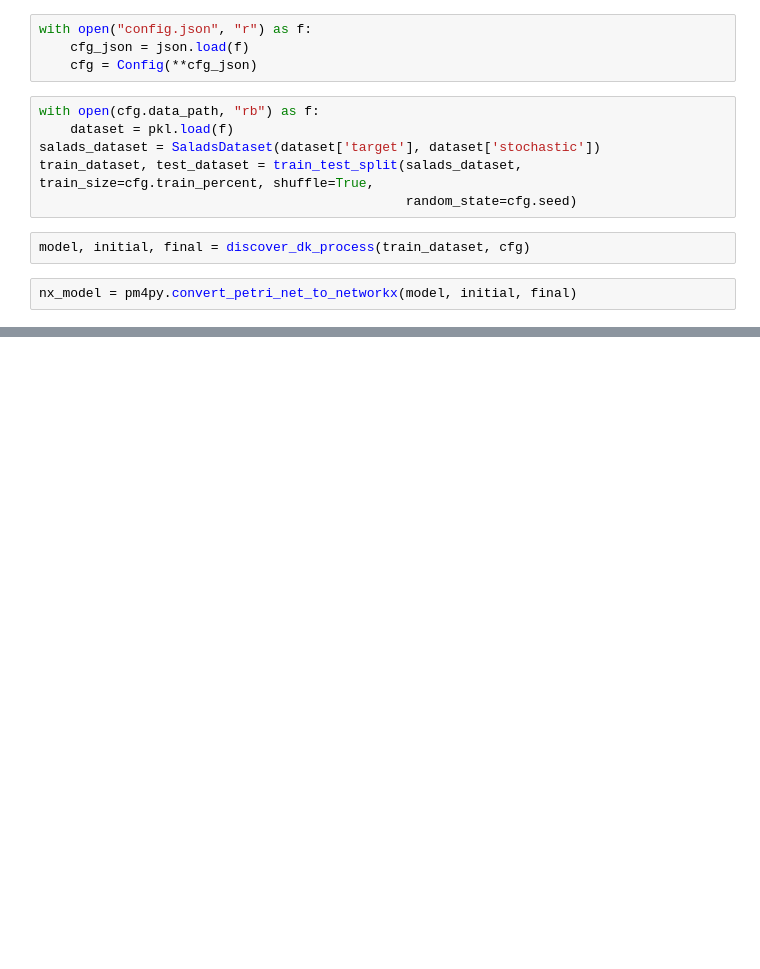
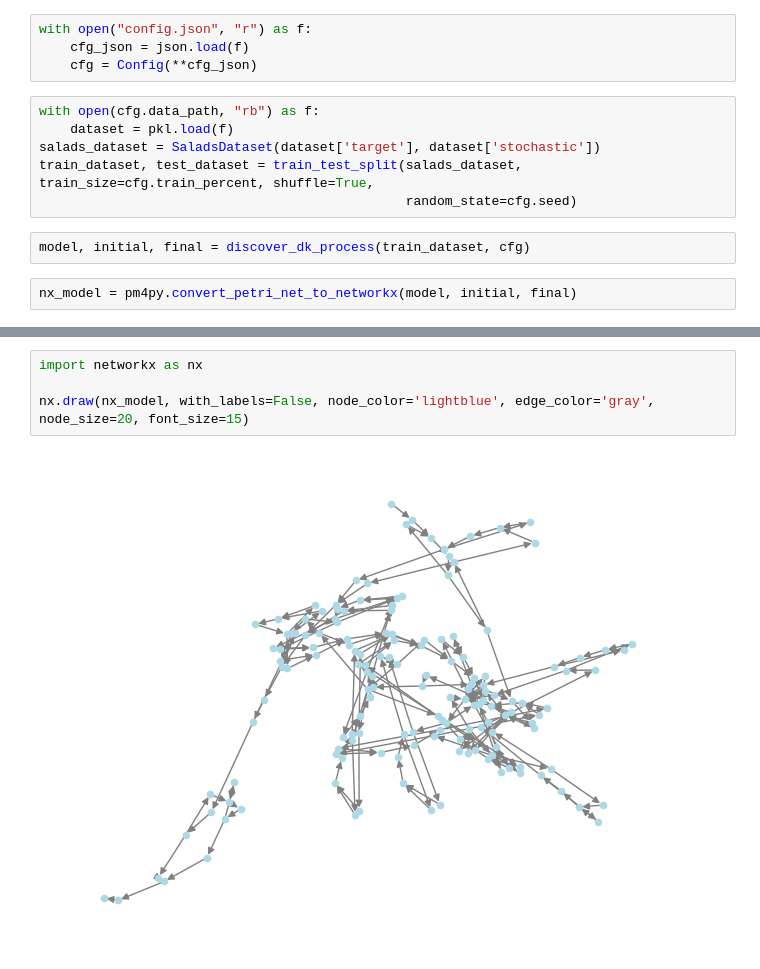
Before and after one commit to maxim-mat/trace-denoise, a Jupyter notebook: src/torture_gnn.ipynb, the cells around one changed output, grey strips where cells are left out. Drawn from its saved outputs; the diff is of its cells as text; blank space fills up the shorter version.

```diff
--- a/src/torture_gnn.ipynb
+++ b/src/torture_gnn.ipynb
@@ -23,0 +45,6 @@ nx_model = pm4py.convert_petri_net_to_networkx(model, initial, final)
+# %%
+import networkx as nx
+
+nx.draw(nx_model, with_labels=False, node_color='lightblue', edge_color='gray', node_size=20, font_size=15)
+# %% [output]
+[figure, added]
```
Also changed, not shown: parts of 6 cells of this notebook, 2 other files.
